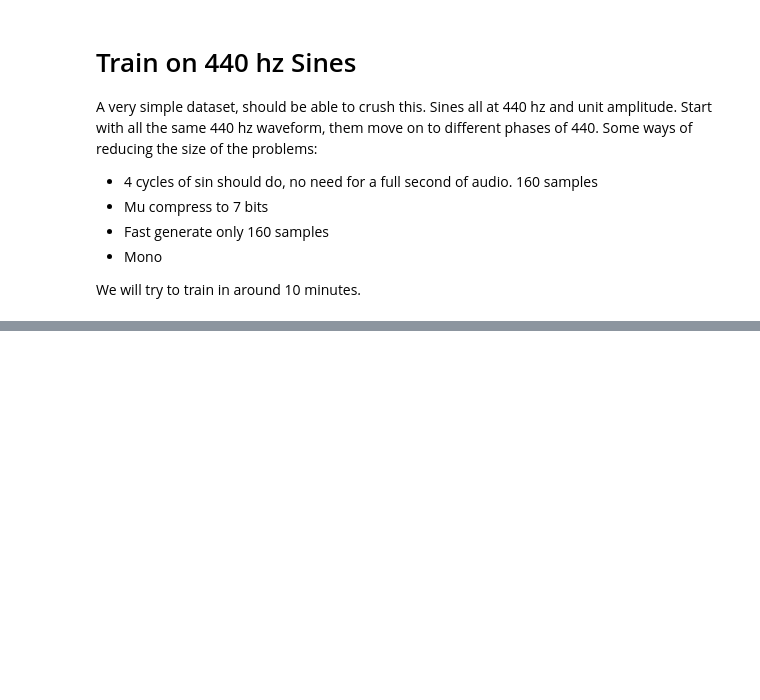
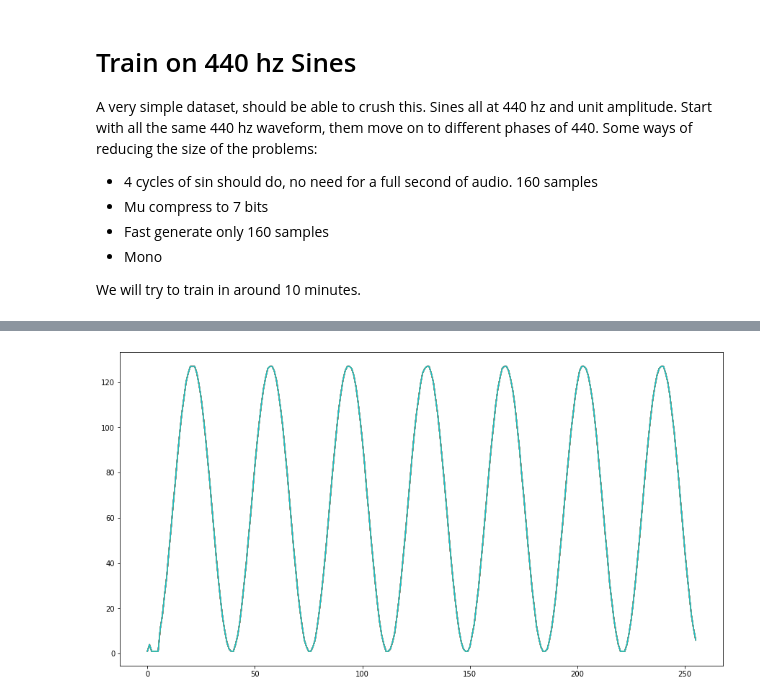
Before and after one commit to feldberlin/wavenet, a Jupyter notebook: nbs/train.sines.ipynb, the cells around one changed output, grey strips where cells are left out. Cells and saved outputs as stored; diff of their text form; code cells hidden in the pictures; blank space fills up the shorter version.

```diff
--- a/nbs/train.sines.ipynb
+++ b/nbs/train.sines.ipynb
@@ -98,2 +86,0 @@ def sample_simple(model, n_samples=48):
-# %%
-track = sample_simple(m)
@@ -100,4 +94,6 @@ track = sample_simple(m)
 # %%
-plt.figure(figsize=(15, 8))
-for i in range(5):
-    plt.plot(track[i, 0, :70])
+def generate(m, ds, decoder, n_samples=256, batch_size = 10):
+    track, *_ = sample.fast(m, ds.transforms, decoder, n_samples=n_samples, batch_size=batch_size)
+    plt.figure(figsize=(15, 8))
+    for i in range(batch_size):
+        plt.plot(track.cpu()[i, 0, :])
@@ -105,0 +104,5 @@ for i in range(5):
+# %%
+utils.seed(p, use_deterministic_algorithms=False)
+generate(m, ds, utils.decode_argmax)
+# %% [output]
+[figure, added]
```
Also changed, not shown: parts of 16 cells of this notebook, 20 other files.
